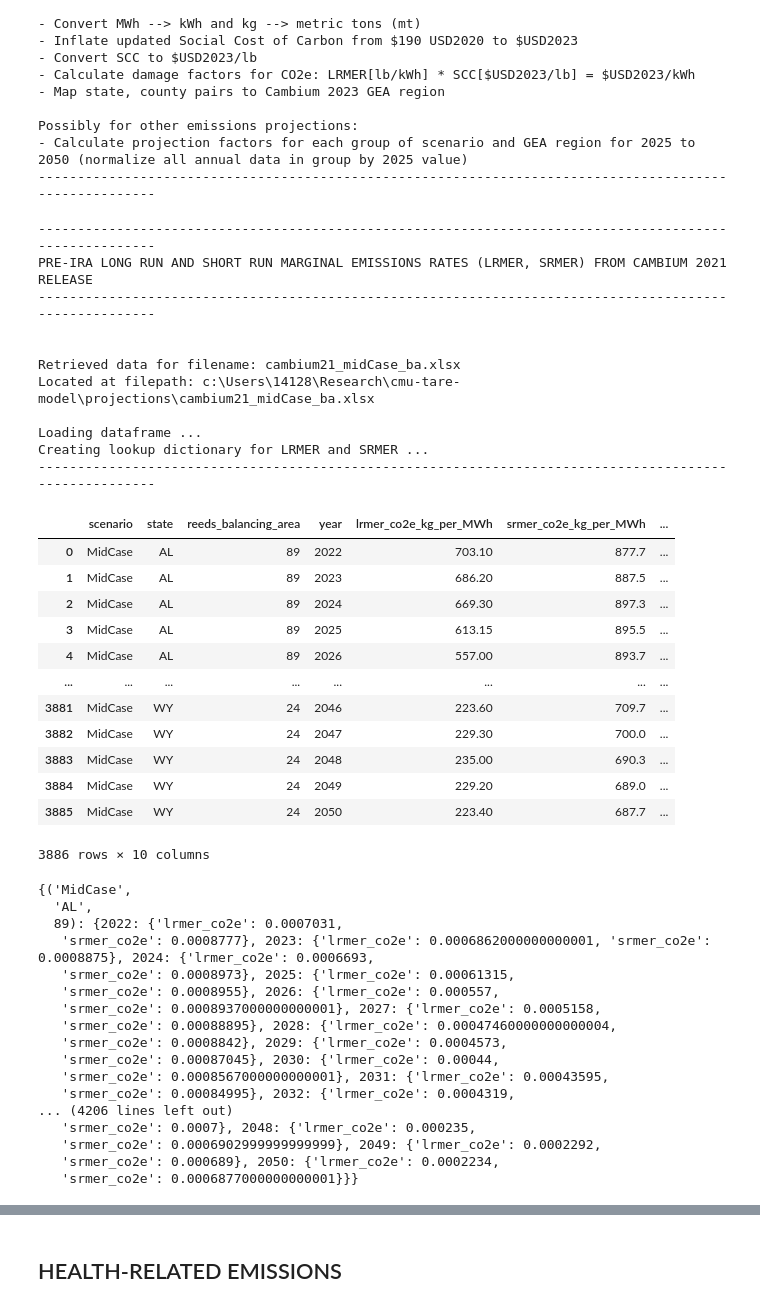
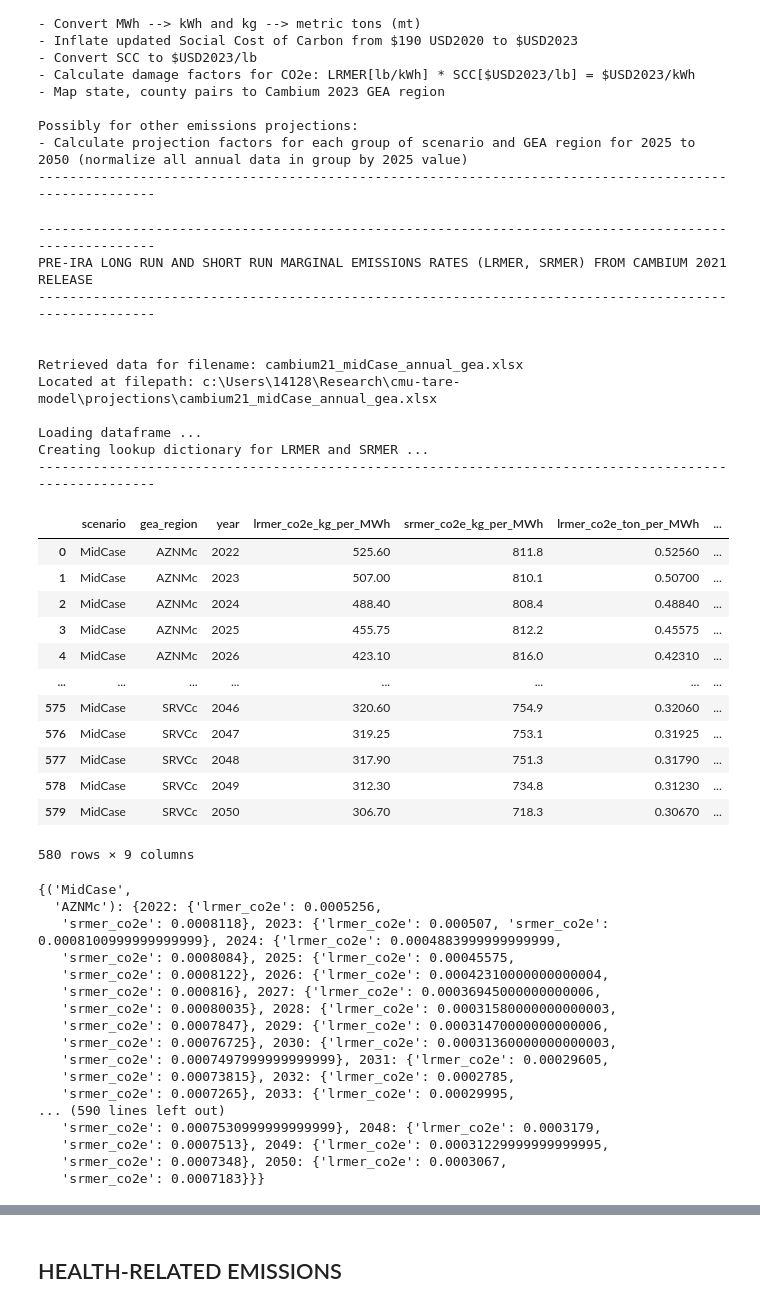
Before and after one commit to jordan-joseph126/cmu-tare-model, a Jupyter notebook: tare_baseline_cambium_v1.5.ipynb, the cells around one changed output, grey strips where cells are left out. Saved outputs shown, nothing was run; the diff lists cells and outputs as text; code cells hidden in the pictures.

```diff
--- a/tare_baseline_cambium_v1.5.ipynb
+++ b/tare_baseline_cambium_v1.5.ipynb
@@ -696,72 +647,72 @@ PRE-IRA LONG RUN AND SHORT RUN MARGINAL EMISSIONS RATES (LRMER, SRMER) FROM CAMB
 """)
 
 # CAMBIUM 2021 FOR PRE-IRA SCENARIO
-filename = 'cambium21_midCase_ba.xlsx'
+filename = 'cambium21_midCase_annual_gea.xlsx'
 relative_path = os.path.join(r"projections", filename)
 file_path = os.path.join(project_root, relative_path)
-df_cambium21_margEmis_electricity = pd.read_excel(io=file_path, sheet_name='cambium21_midCase_ba')
+df_cambium21_margEmis_electricity = pd.read_excel(io=file_path, sheet_name='proc_Cambium21_MidCase_gea')
 
 print(f"""
 Retrieved data for filename: {filename}
 Located at filepath: {file_path}
 
 Loading dataframe ...
 Creating lookup dictionary for LRMER and SRMER ...
 -------------------------------------------------------------------------------------------------------
 """)
 
 # Calculate electricity emission factors for Cambium 2021
 # Process the data using the provided function to interpolate and convert units
-df_cambium21_processed = calculate_electricity_emission_factor_cambium(df_cambium21_margEmis_electricity)
+df_cambium21_processed = calculate_electricity_co2e_cambium(df_cambium21_margEmis_electricity)
 
 # Display the processed DataFrame
 df_cambium21_processed
 # %% [output]
 -------------------------------------------------------------------------------------------------------
 PRE-IRA LONG RUN AND SHORT RUN MARGINAL EMISSIONS RATES (LRMER, SRMER) FROM CAMBIUM 2021 RELEASE
 -------------------------------------------------------------------------------------------------------
 
 
-Retrieved data for filename: cambium21_midCase_ba.xlsx
-Located at filepath: c:\Users\14128\Research\cmu-tare-model\projections\cambium21_midCase_ba.xlsx
+Retrieved data for filename: cambium21_midCase_annual_gea.xlsx
+Located at filepath: c:\Users\14128\Research\cmu-tare-model\projections\cambium21_midCase_annual_gea.xlsx
 
 Loading dataframe ...
 Creating lookup dictionary for LRMER and SRMER ...
 -------------------------------------------------------------------------------------------------------
-|  | scenario | state | reeds_balancing_area | year | lrmer_co2e_kg_per_MWh | srmer_co2e_kg_per_MWh | ... |
-| 0 | MidCase | AL | 89 | 2022 | 703.10 | 877.7 | ... |
-| 1 | MidCase | AL | 89 | 2023 | 686.20 | 887.5 | ... |
-| 2 | MidCase | AL | 89 | 2024 | 669.30 | 897.3 | ... |
-| 3 | MidCase | AL | 89 | 2025 | 613.15 | 895.5 | ... |
-| 4 | MidCase | AL | 89 | 2026 | 557.00 | 893.7 | ... |
+|  | scenario | gea_region | year | lrmer_co2e_kg_per_MWh | srmer_co2e_kg_per_MWh | lrmer_co2e_ton_per_MWh | ... |
+| 0 | MidCase | AZNMc | 2022 | 525.60 | 811.8 | 0.52560 | ... |
+| 1 | MidCase | AZNMc | 2023 | 507.00 | 810.1 | 0.50700 | ... |
+| 2 | MidCase | AZNMc | 2024 | 488.40 | 808.4 | 0.48840 | ... |
+| 3 | MidCase | AZNMc | 2025 | 455.75 | 812.2 | 0.45575 | ... |
+| 4 | MidCase | AZNMc | 2026 | 423.10 | 816.0 | 0.42310 | ... |
 | ... | ... | ... | ... | ... | ... | ... | ... |
-| 3881 | MidCase | WY | 24 | 2046 | 223.60 | 709.7 | ... |
-| 3882 | MidCase | WY | 24 | 2047 | 229.30 | 700.0 | ... |
-| 3883 | MidCase | WY | 24 | 2048 | 235.00 | 690.3 | ... |
-| 3884 | MidCase | WY | 24 | 2049 | 229.20 | 689.0 | ... |
-| 3885 | MidCase | WY | 24 | 2050 | 223.40 | 687.7 | ... |
+| 575 | MidCase | SRVCc | 2046 | 320.60 | 754.9 | 0.32060 | ... |
+| 576 | MidCase | SRVCc | 2047 | 319.25 | 753.1 | 0.31925 | ... |
+| 577 | MidCase | SRVCc | 2048 | 317.90 | 751.3 | 0.31790 | ... |
+| 578 | MidCase | SRVCc | 2049 | 312.30 | 734.8 | 0.31230 | ... |
+| 579 | MidCase | SRVCc | 2050 | 306.70 | 718.3 | 0.30670 | ... |
-3886 rows × 10 columns
+580 rows × 9 columns
 # %%
 # Create the lookup dictionary using the create_cambium_emission_factor_lookup function
-emis_preIRA_cambium21_lookup = create_cambium_emission_factor_lookup(df_cambium21_processed)
+emis_preIRA_co2e_cambium21_lookup = create_cambium_co2e_lookup(df_cambium21_processed)
 
 # Display the lookup dictionary
-emis_preIRA_cambium21_lookup
+emis_preIRA_co2e_cambium21_lookup
 # %% [output]
 {('MidCase',
-  'AL',
-  89): {2022: {'lrmer_co2e': 0.0007031,
-   'srmer_co2e': 0.0008777}, 2023: {'lrmer_co2e': 0.0006862000000000001, 'srmer_co2e': 0.0008875}, 2024: {'lrmer_co2e': 0.0006693,
-   'srmer_co2e': 0.0008973}, 2025: {'lrmer_co2e': 0.00061315,
-   'srmer_co2e': 0.0008955}, 2026: {'lrmer_co2e': 0.000557,
-   'srmer_co2e': 0.0008937000000000001}, 2027: {'lrmer_co2e': 0.0005158,
-   'srmer_co2e': 0.00088895}, 2028: {'lrmer_co2e': 0.00047460000000000004,
-   'srmer_co2e': 0.0008842}, 2029: {'lrmer_co2e': 0.0004573,
-   'srmer_co2e': 0.00087045}, 2030: {'lrmer_co2e': 0.00044,
-   'srmer_co2e': 0.0008567000000000001}, 2031: {'lrmer_co2e': 0.00043595,
-   'srmer_co2e': 0.00084995}, 2032: {'lrmer_co2e': 0.0004319,
-... (4206 lines left out)
-   'srmer_co2e': 0.0007}, 2048: {'lrmer_co2e': 0.000235,
-   'srmer_co2e': 0.0006902999999999999}, 2049: {'lrmer_co2e': 0.0002292,
-   'srmer_co2e': 0.000689}, 2050: {'lrmer_co2e': 0.0002234,
-   'srmer_co2e': 0.0006877000000000001}}}
+  'AZNMc'): {2022: {'lrmer_co2e': 0.0005256,
+   'srmer_co2e': 0.0008118}, 2023: {'lrmer_co2e': 0.000507, 'srmer_co2e': 0.0008100999999999999}, 2024: {'lrmer_co2e': 0.0004883999999999999,
+   'srmer_co2e': 0.0008084}, 2025: {'lrmer_co2e': 0.00045575,
+   'srmer_co2e': 0.0008122}, 2026: {'lrmer_co2e': 0.00042310000000000004,
+   'srmer_co2e': 0.000816}, 2027: {'lrmer_co2e': 0.00036945000000000006,
+   'srmer_co2e': 0.00080035}, 2028: {'lrmer_co2e': 0.00031580000000000003,
+   'srmer_co2e': 0.0007847}, 2029: {'lrmer_co2e': 0.00031470000000000006,
+   'srmer_co2e': 0.00076725}, 2030: {'lrmer_co2e': 0.00031360000000000003,
+   'srmer_co2e': 0.0007497999999999999}, 2031: {'lrmer_co2e': 0.00029605,
+   'srmer_co2e': 0.00073815}, 2032: {'lrmer_co2e': 0.0002785,
+   'srmer_co2e': 0.0007265}, 2033: {'lrmer_co2e': 0.00029995,
+... (590 lines left out)
+   'srmer_co2e': 0.0007530999999999999}, 2048: {'lrmer_co2e': 0.0003179,
+   'srmer_co2e': 0.0007513}, 2049: {'lrmer_co2e': 0.00031229999999999995,
+   'srmer_co2e': 0.0007348}, 2050: {'lrmer_co2e': 0.0003067,
+   'srmer_co2e': 0.0007183}}}
```
Also changed, not shown: parts of 59 cells of this notebook, 20 other files.
